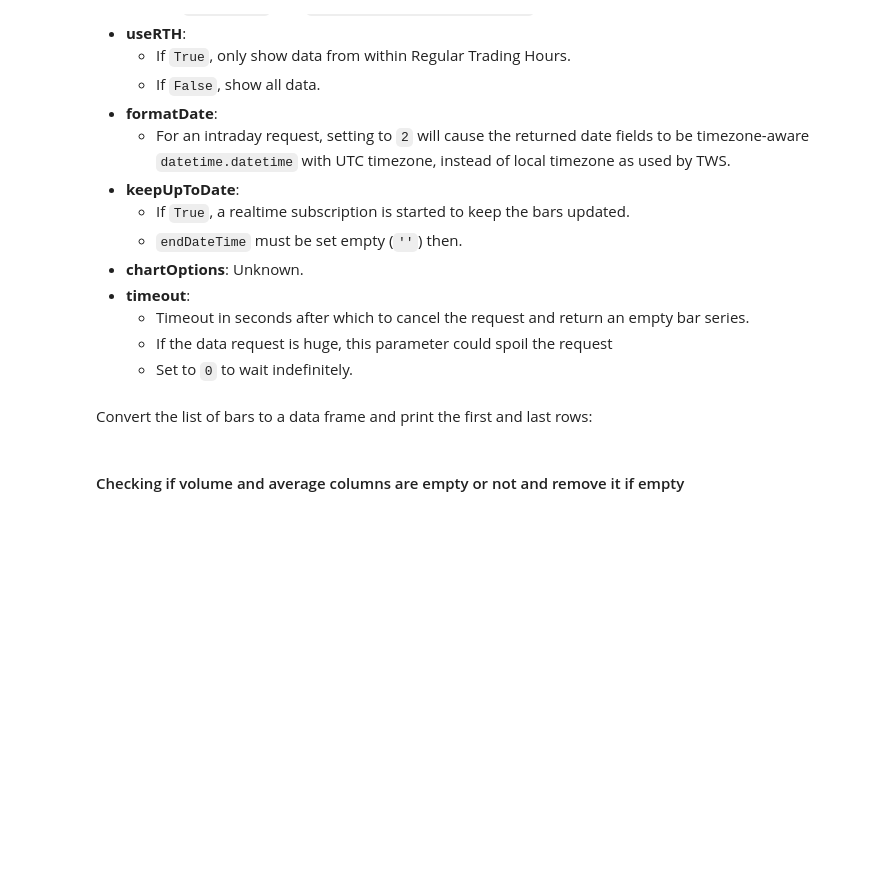
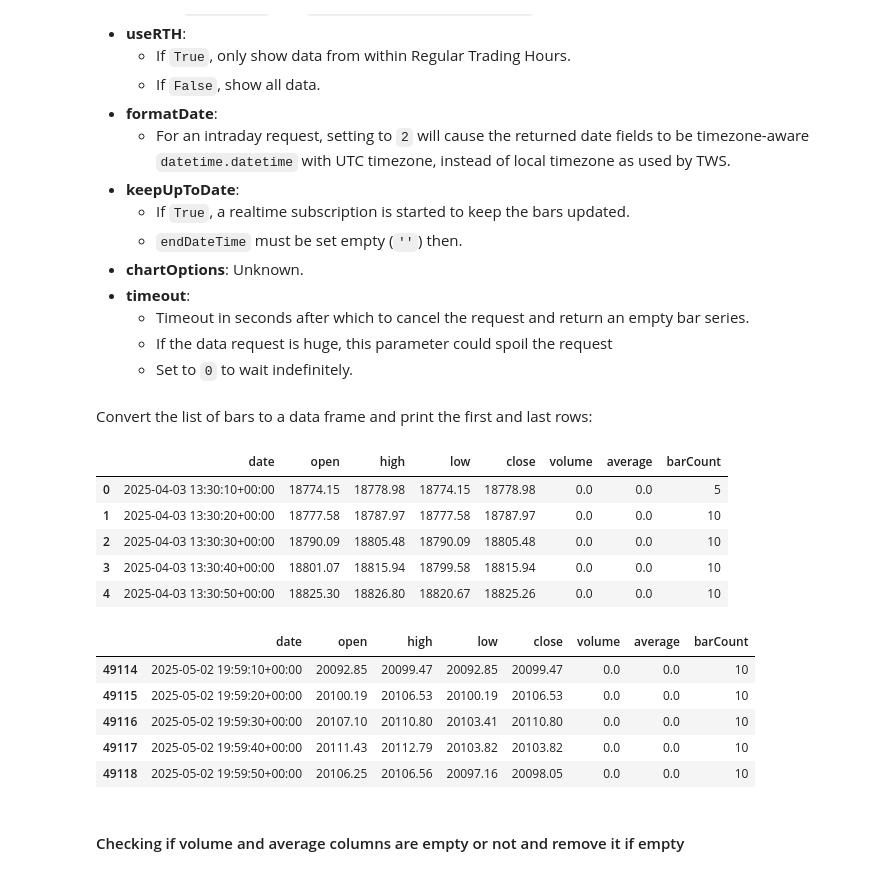
Before and after one commit to FinTechCpp/fast-backtest-app, a Jupyter notebook: Notebooks/IBKR_API.ipynb, the cells around one changed output. Cells and saved outputs as stored; diff of their text form; code cells hidden in the pictures; blank space fills up the shorter version.

```diff
--- a/Notebooks/IBKR_API.ipynb
+++ b/Notebooks/IBKR_API.ipynb
@@ -130,10 +168,22 @@ Convert the list of bars to a data frame and print the first and last rows:
 # %%
 bars[0]
 df = util.df(bars)
-print("DataFrame shape:", df.shape)
 
-display(df.head(n=20))
-display(df.tail(n=20))
+display(df.head())
+display(df.tail())
+# %% [output]
+|  | date | open | high | low | close | volume | average | barCount |
+| 0 | 2025-04-03 13:30:10+00:00 | 18774.15 | 18778.98 | 18774.15 | 18778.98 | 0.0 | 0.0 | 5 |
+| 1 | 2025-04-03 13:30:20+00:00 | 18777.58 | 18787.97 | 18777.58 | 18787.97 | 0.0 | 0.0 | 10 |
+| 2 | 2025-04-03 13:30:30+00:00 | 18790.09 | 18805.48 | 18790.09 | 18805.48 | 0.0 | 0.0 | 10 |
+| 3 | 2025-04-03 13:30:40+00:00 | 18801.07 | 18815.94 | 18799.58 | 18815.94 | 0.0 | 0.0 | 10 |
+| 4 | 2025-04-03 13:30:50+00:00 | 18825.30 | 18826.80 | 18820.67 | 18825.26 | 0.0 | 0.0 | 10 |
+|  | date | open | high | low | close | volume | average | barCount |
+| 49114 | 2025-05-02 19:59:10+00:00 | 20092.85 | 20099.47 | 20092.85 | 20099.47 | 0.0 | 0.0 | 10 |
+| 49115 | 2025-05-02 19:59:20+00:00 | 20100.19 | 20106.53 | 20100.19 | 20106.53 | 0.0 | 0.0 | 10 |
+| 49116 | 2025-05-02 19:59:30+00:00 | 20107.10 | 20110.80 | 20103.41 | 20110.80 | 0.0 | 0.0 | 10 |
+| 49117 | 2025-05-02 19:59:40+00:00 | 20111.43 | 20112.79 | 20103.82 | 20103.82 | 0.0 | 0.0 | 10 |
+| 49118 | 2025-05-02 19:59:50+00:00 | 20106.25 | 20106.56 | 20097.16 | 20098.05 | 0.0 | 0.0 | 10 |
 # %% [markdown]
 #### Checking if volume and average columns are empty or not and remove it if empty
 # %%
```
Also changed, not shown: parts of 10 cells of this notebook, 9 other files.
